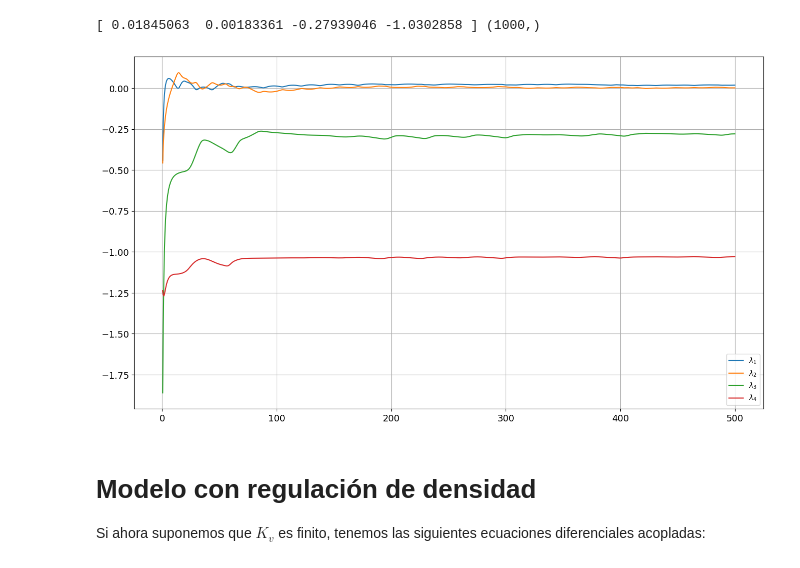
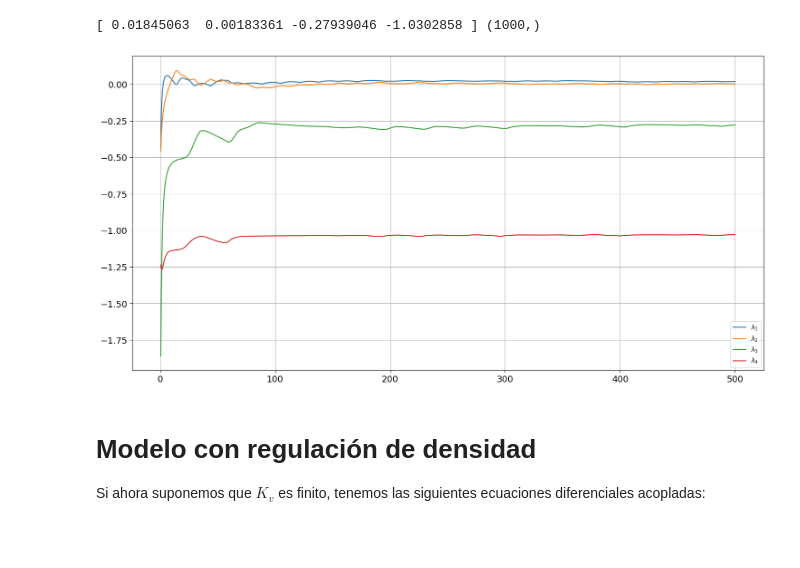
Before and after one commit to jenriquezafra/TFG, a Jupyter notebook: Draft_L-V.ipynb, the cells around one changed output. Cells and saved outputs as stored; diff of their text form; code cells hidden in the pictures; blank space fills up the shorter version.

```diff
--- a/Draft_L-V.ipynb
+++ b/Draft_L-V.ipynb
@@ -319,17 +319,26 @@ print(LCEs[0], (LCEs[2][:,1]).shape)
 # %% [output]
 [ 0.01845063  0.00183361 -0.27939046 -1.0302858 ] (1000,)
 # %%
-plt.figure(figsize=(16, 9))
+# Crear figura y ejes
+fig, ax = plt.subplots(figsize=(18, 9))  # Substituir plt.figure por plt.subplots
 
-plt.plot(LCEs[1], LCEs[2][:,0], label=f'$\lambda_1$')
-plt.plot(LCEs[1], LCEs[2][:,1], label=f'$\lambda_2$')
-plt.plot(LCEs[1], LCEs[2][:,2], label=f'$\lambda_3$')
-plt.plot(LCEs[1], LCEs[2][:,3], label=f'$\lambda_4$')
+# Graficar los datos
+plt.plot(LCEs[1], LCEs[2][:, 0], label=r'$\lambda_1$')
+plt.plot(LCEs[1], LCEs[2][:, 1], label=r'$\lambda_2$')
+plt.plot(LCEs[1], LCEs[2][:, 2], label=r'$\lambda_3$')
+plt.plot(LCEs[1], LCEs[2][:, 3], label=r'$\lambda_4$')
+
+# Personalizar los ejes
+ax.tick_params(axis='x', labelsize=14)
+ax.tick_params(axis='y', labelsize=14)
+
+# Añadir leyenda, guardar y mostrar
 plt.legend()
 plt.grid()
+fig.savefig('LCE_4especies.png', dpi=600)
 plt.show()
 # %% [output]
-[figure, old version]
+[figure, new version]
 # %% [markdown]
 # Modelo con regulación de densidad
 Si ahora suponemos que $K_v$ es finito, tenemos las siguientes ecuaciones diferenciales acopladas:
```
Also changed, not shown: parts of 9 cells of this notebook, 2 other files.
